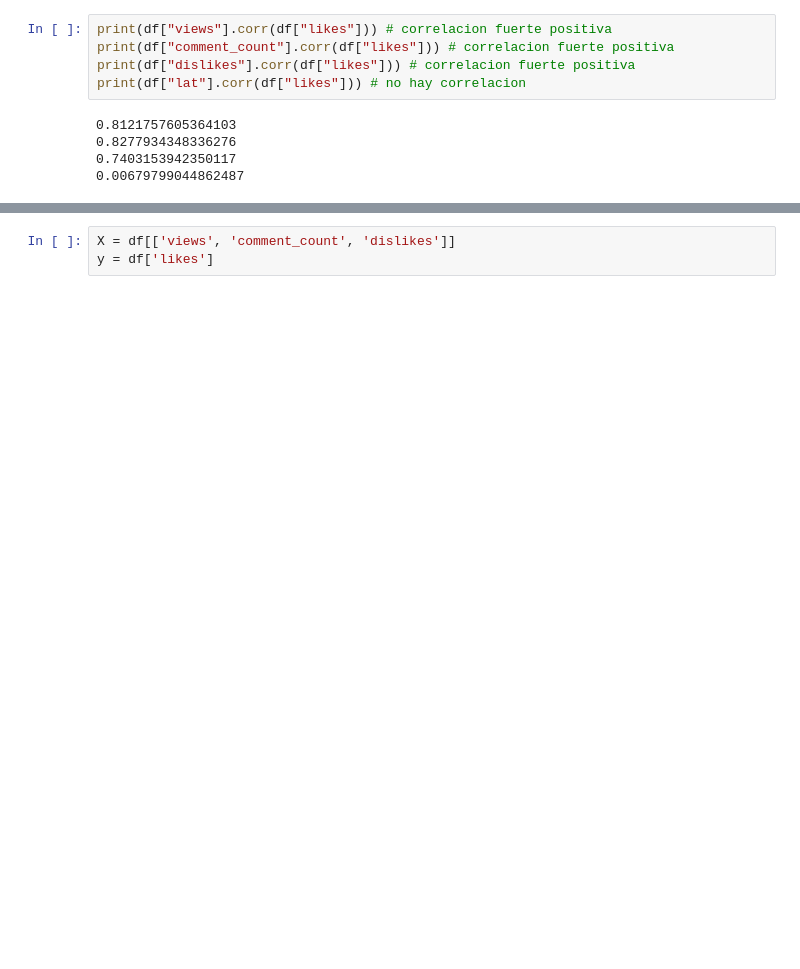
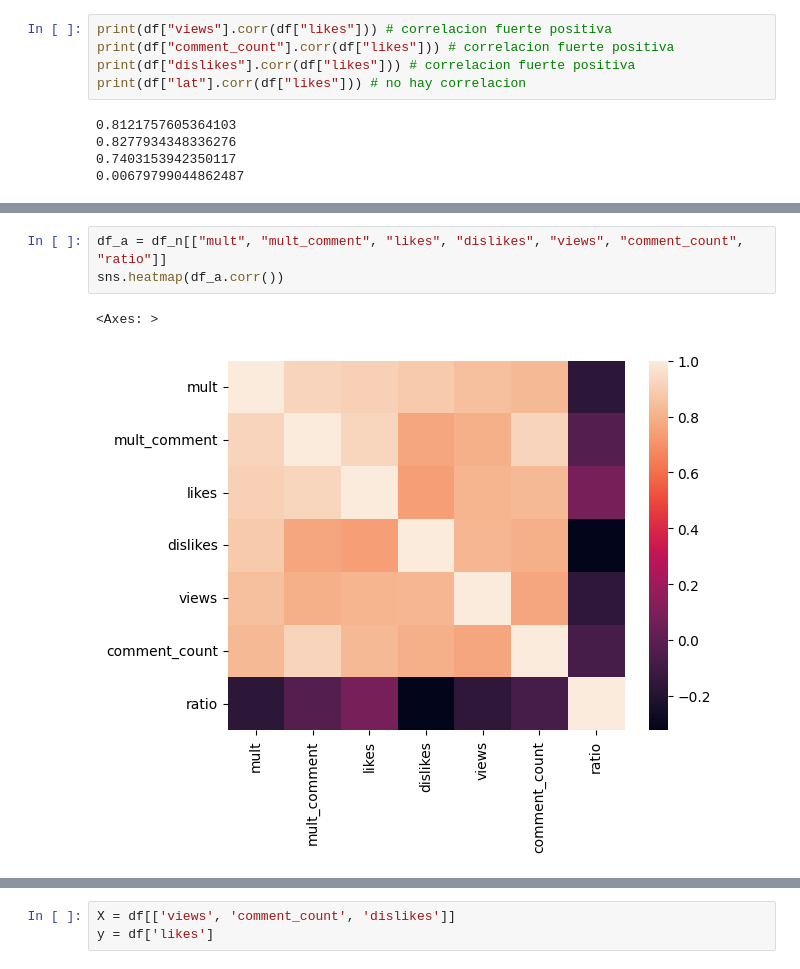
Before and after one commit to Crostz/FDS-2025-1-258, a Jupyter notebook: Proyecto/Analisis.ipynb, the cells around one changed output, grey strips where cells are left out. Cells and saved outputs as stored; diff of their text form; blank space fills up the shorter version.

```diff
--- a/Proyecto/Analisis.ipynb
+++ b/Proyecto/Analisis.ipynb
@@ -142,3 +190,9 @@ print(df_n["ratio"].corr(df_n["likes"]))
+# %%
+df_a = df_n[["mult", "mult_comment", "likes", "dislikes", "views", "comment_count", "ratio"]]
+sns.heatmap(df_a.corr())
+# %% [output]
+<Axes: >
+[figure, added]
 # %%
 sns.heatmap(df_.corr())
 # %% [output]
```
Also changed, not shown: parts of 20 cells of this notebook.
